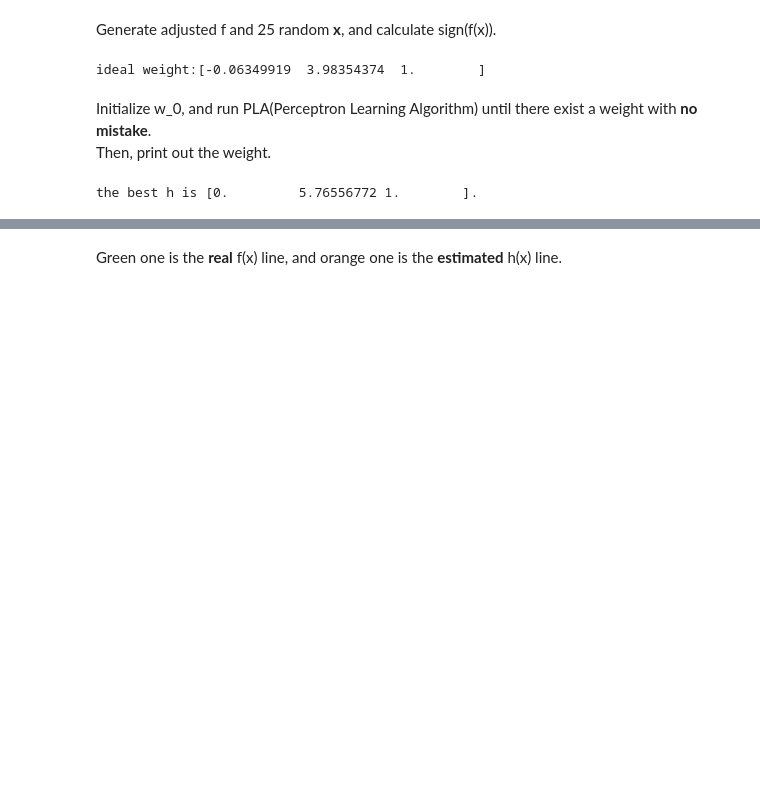
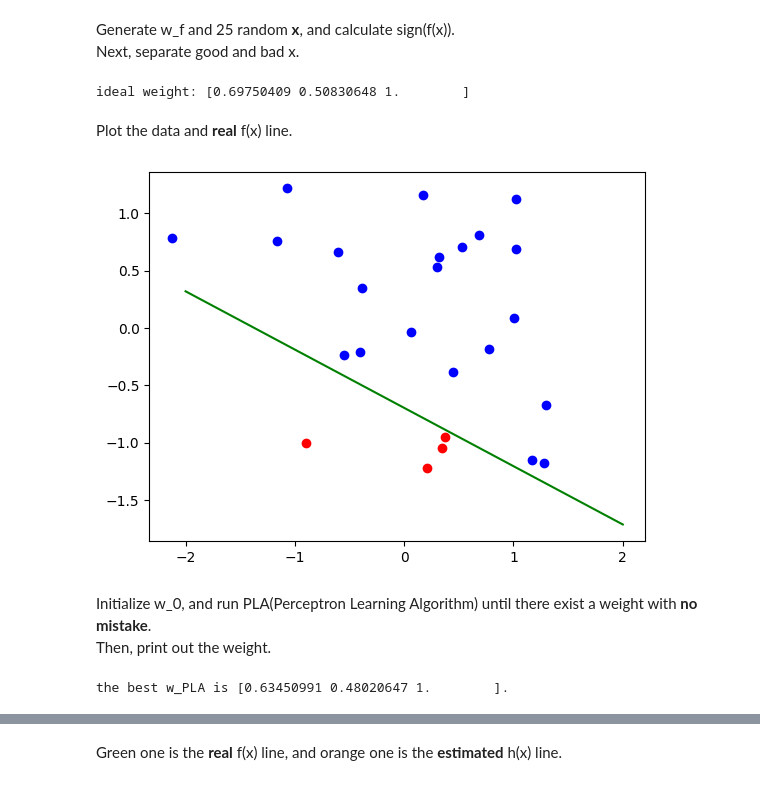
Before and after one commit to kaiSong113/PLApocket, a Jupyter notebook: PLA.ipynb, the cells around one changed output, grey strips where cells are left out. Drawn from its saved outputs; the diff is of its cells as text; code cells hidden in the pictures; blank space fills up the shorter version.

Commit message:
little adjust 2

```diff
--- a/PLA.ipynb
+++ b/PLA.ipynb
@@ -1,25 +1,57 @@
 # %% [markdown]
-Generate adjusted f and 25 random **x**, and calculate sign(f(x)).
+Generate w_f and 25 random **x**, and calculate sign(f(x)).
+Next, separate good and bad x.
 # %%
 import matplotlib.pyplot as plt
 import numpy as np
 import random
-
 x = []
 y = []
+x1p = []
+x2p = []
+x1n = []
+x2n = []
 w_f = np.array([random.gauss(0, 1), random.gauss(0, 1), random.gauss(0, 1)])
-#adjust wf
+#adjust w_f
 if w_f[2] != 0:
     w_f = w_f / w_f[2]
-print(f'ideal weight:{w_f}')
+print(f'ideal weight: {w_f}')
 #input data
 for _ in range(25):
     #random x
     vec = np.array([1, random.gauss(0, 1), random.gauss(0, 1)])
     x.append(vec)
-    y.append(np.sign(np.dot(w_f, vec)))
+    s = np.sign(np.dot(w_f, vec)) #sign
+    y.append(s)
+    #separate good and bad x
+    if s > 0:
+        x1p.append(vec[1])
+        x2p.append(vec[2])
+    else:
+        x1n.append(vec[1])
+        x2n.append(vec[2])
 # %% [output]
-ideal weight:[-0.06349919  3.98354374  1.        ]
+ideal weight: [0.69750409 0.50830648 1.        ]
+# %% [markdown]
+Plot the data and **real** f(x) line.
+# %%
+fig, ax = plt.subplots()
+if w_f[2] == 0: # changed from w0 + w1*x1 = 0
+    #the real f(x) line
+    x1_values_f = np.linspace((-1 * w_f[0] / w_f[1]), (-1 * w_f[0] / w_f[1]), 20)
+    x2_values_f = np.linspace(-2, 2, 20)
+else:
+    #the real f(x) line
+    x1_values_f = np.linspace(-2, 2, 20)
+    x2_values_f = (-1 * w_f[1] / w_f[2]) * x1_values_f + (-1 * w_f[0] / w_f[2])
+#draw the data
+ax.scatter(x1p, x2p, c='blue')
+ax.scatter(x1n, x2n, c='red')
+#draw the lines
+ax.plot(x1_values_f, x2_values_f, color = 'green')
+plt.show()
+# %% [output]
+[figure, added]
 # %% [markdown]
 Initialize w_0, and run PLA(Perceptron Learning Algorithm) until there exist a weight with **no mistake**.
 Then, print out the weight.
@@ -39,4 +71,4 @@ if w[2] != 0:
     w = w / w[2]
 print(f'the best w_PLA is {w}.')
 # %% [output]
-the best h is [0.         5.76556772 1.        ].
+the best w_PLA is [0.63450991 0.48020647 1.        ].
```
Also changed, not shown: parts of 3 cells of this notebook, 2 other files.
